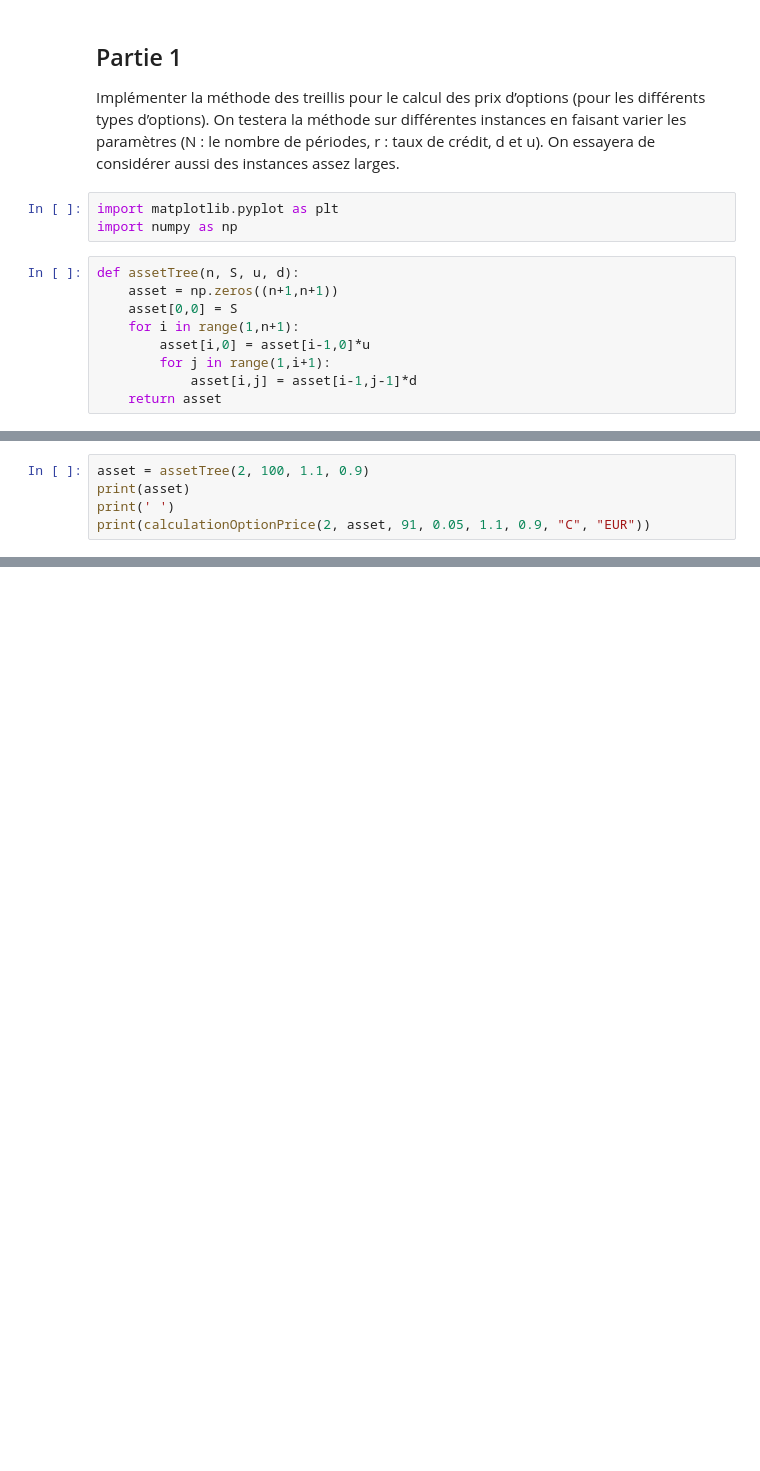
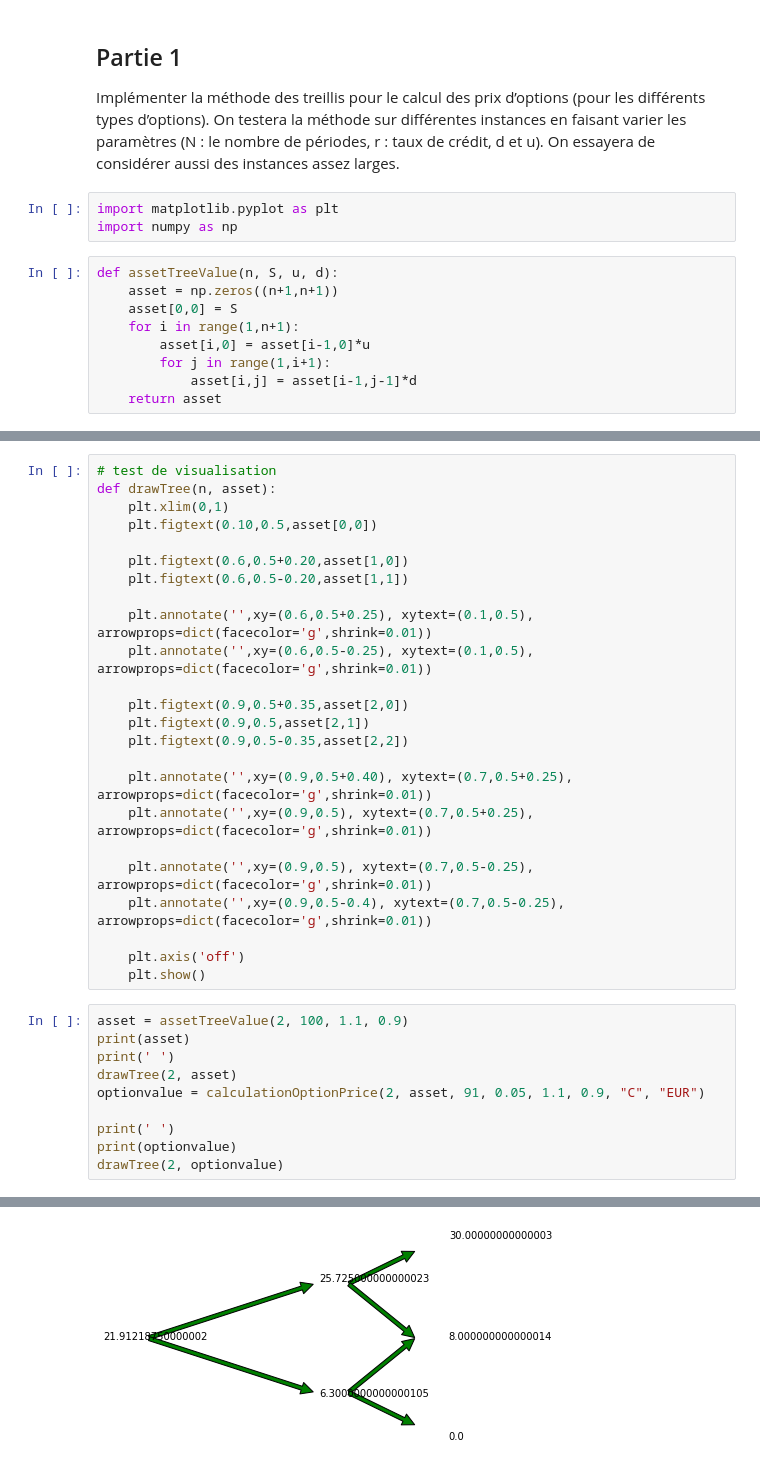
Before and after one commit to Haouah19/VaR_TVaR_Optimisation, a Jupyter notebook: projet_optimisation_financiere.ipynb, the cells around one changed output, grey strips where cells are left out. Cells and saved outputs as stored; diff of their text form; blank space fills up the shorter version.

```diff
--- a/projet_optimisation_financiere.ipynb
+++ b/projet_optimisation_financiere.ipynb
@@ -7,7 +7,7 @@ On essayera de considérer aussi des instances assez larges.
 import matplotlib.pyplot as plt
 import numpy as np
 # %%
-def assetTree(n, S, u, d):
+def assetTreeValue(n, S, u, d):
     asset = np.zeros((n+1,n+1))
     asset[0,0] = S
     for i in range(1,n+1):
@@ -47,8 +65,37 @@ def calculationOptionPrice(n, assetValue, K, r, u, d, PutCall, optiontype):
+# %%
+# test de visualisation
+def drawTree(n, asset):
+    plt.xlim(0,1)
+    plt.figtext(0.10,0.5,asset[0,0])
+
+    plt.figtext(0.6,0.5+0.20,asset[1,0])
+    plt.figtext(0.6,0.5-0.20,asset[1,1])
+
+    plt.annotate('',xy=(0.6,0.5+0.25), xytext=(0.1,0.5), arrowprops=dict(facecolor='g',shrink=0.01))
+    plt.annotate('',xy=(0.6,0.5-0.25), xytext=(0.1,0.5), arrowprops=dict(facecolor='g',shrink=0.01))
+
+    plt.figtext(0.9,0.5+0.35,asset[2,0])
+    plt.figtext(0.9,0.5,asset[2,1])
+    plt.figtext(0.9,0.5-0.35,asset[2,2])
+
+    plt.annotate('',xy=(0.9,0.5+0.40), xytext=(0.7,0.5+0.25), arrowprops=dict(facecolor='g',shrink=0.01))
+    plt.annotate('',xy=(0.9,0.5), xytext=(0.7,0.5+0.25), arrowprops=dict(facecolor='g',shrink=0.01))
+
+    plt.annotate('',xy=(0.9,0.5), xytext=(0.7,0.5-0.25), arrowprops=dict(facecolor='g',shrink=0.01))
+    plt.annotate('',xy=(0.9,0.5-0.4), xytext=(0.7,0.5-0.25), arrowprops=dict(facecolor='g',shrink=0.01))
+
+    plt.axis('off')
+    plt.show()
 # %%
-asset = assetTree(2, 100, 1.1, 0.9)
+asset = assetTreeValue(2, 100, 1.1, 0.9)
 print(asset)
 print(' ')
-print(calculationOptionPrice(2, asset, 91, 0.05, 1.1, 0.9, "C", "EUR"))
+drawTree(2, asset)
+optionvalue = calculationOptionPrice(2, asset, 91, 0.05, 1.1, 0.9, "C", "EUR")
+
+print(' ')
+print(optionvalue)
+drawTree(2, optionvalue)
 # %% [output]
 [[100.   0.   0.]
  [110.  90.   0.]
@@ -60,0 +109 @@ print(calculationOptionPrice(2, asset, 91, 0.05, 1.1, 0.9, "C", "EUR"))
+[figure, added]
```
Also changed, not shown: parts of 8 cells of this notebook.
